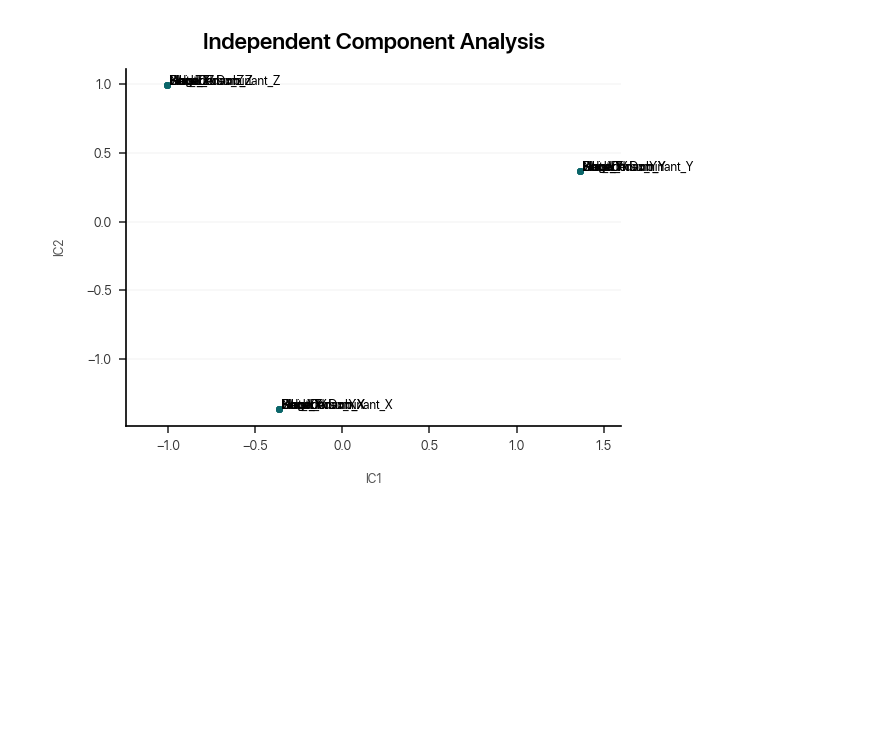
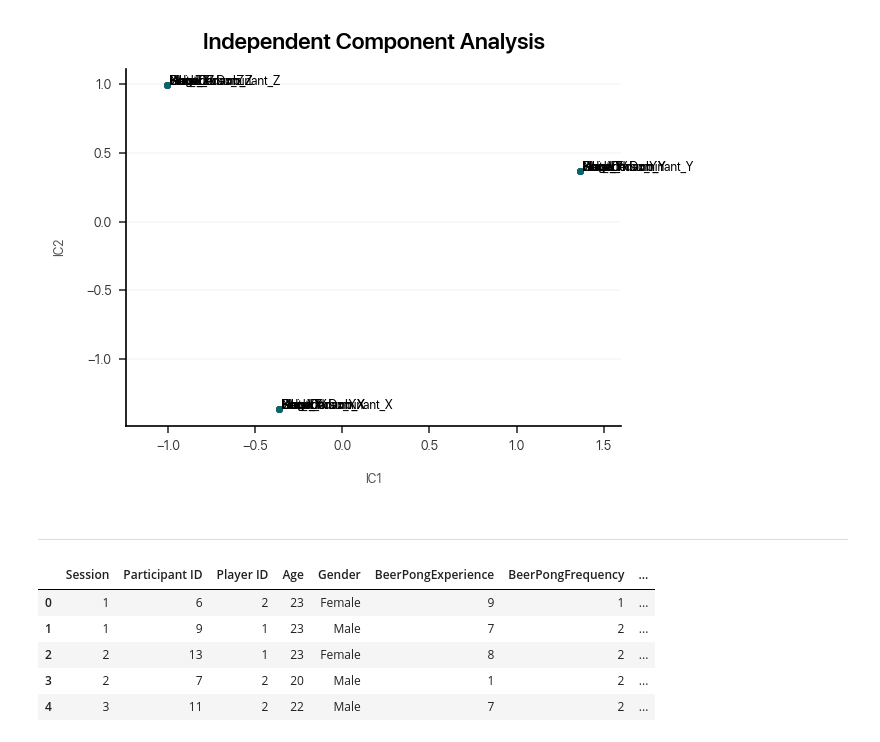
Before and after one commit to dlundgaard/BeerPongMastery, a Jupyter notebook: Analysis/analysis.ipynb, the cells around one changed output. Drawn from its saved outputs; the diff is of its cells as text; code cells hidden in the pictures; blank space fills up the shorter version.

```diff
--- a/Analysis/analysis.ipynb
+++ b/Analysis/analysis.ipynb
@@ -496,3 +496,38 @@ independent_component_analysis()
 [figure]
 [figure]
 [figure]
+# %% [markdown]
+---
+# %%
+survey = pd.read_csv(DATA_PATH.joinpath("survey.csv")).rename(columns = {
+    "How many years ago did you first play Beerpong?": "BeerPongExperience",
+    "On average, how many days a month do you play Beerpong? ": "BeerPongFrequency",
+    "In Beerpong, do you throw with you left- or right hand?": "DominantHand",
+    "If you were to rate your own level of ability in Beerpong relative to others in your age bracket, where would you place yourself? [Percentile]": "SelfPerceivedAbilityPercentile",
+    "How do you feel today? ": "WellBeing",
+    "How well rested do you feel?": "Restedness",
+    "Did you find executing the experimental task enjoyable? ": "TaskEnjoyableness",
+    "How well did you perform in the task relative to your expectations?": "SelfPerceivedPerformance"
+}).drop(columns = ["Participant Name", "Timestamp"])
+
+performance_bracket_mapping = {
+    "Bottom 1%": 0.01,
+    "Bottom 10%": 0.1,
+    "Bottom 25%": 0.25,
+    "Between 25th and 75th percentile": 0.75,
+    "Top 25%": 0.9,
+    "Top 10%": 0.99,
+    "Top 1%": 1,
+}
+
+survey["SelfPerceivedAbilityPercentile"] = survey["SelfPerceivedAbilityPercentile"].apply(lambda answer: performance_bracket_mapping[answer])
+survey.insert(1, "Participant ID", np.random.permutation(survey.index))
+
+survey.head()
+# %% [output]
+|  | Session | Participant ID | Player ID | Age | Gender | BeerPongExperience | BeerPongFrequency | ... |
+| 0 | 1 | 6 | 2 | 23 | Female | 9 | 1 | ... |
+| 1 | 1 | 9 | 1 | 23 | Male | 7 | 2 | ... |
+| 2 | 2 | 13 | 1 | 23 | Female | 8 | 2 | ... |
+| 3 | 2 | 7 | 2 | 20 | Male | 1 | 2 | ... |
+| 4 | 3 | 11 | 2 | 22 | Male | 7 | 2 | ... |
```
Also changed, not shown: parts of 1 cell of this notebook.
